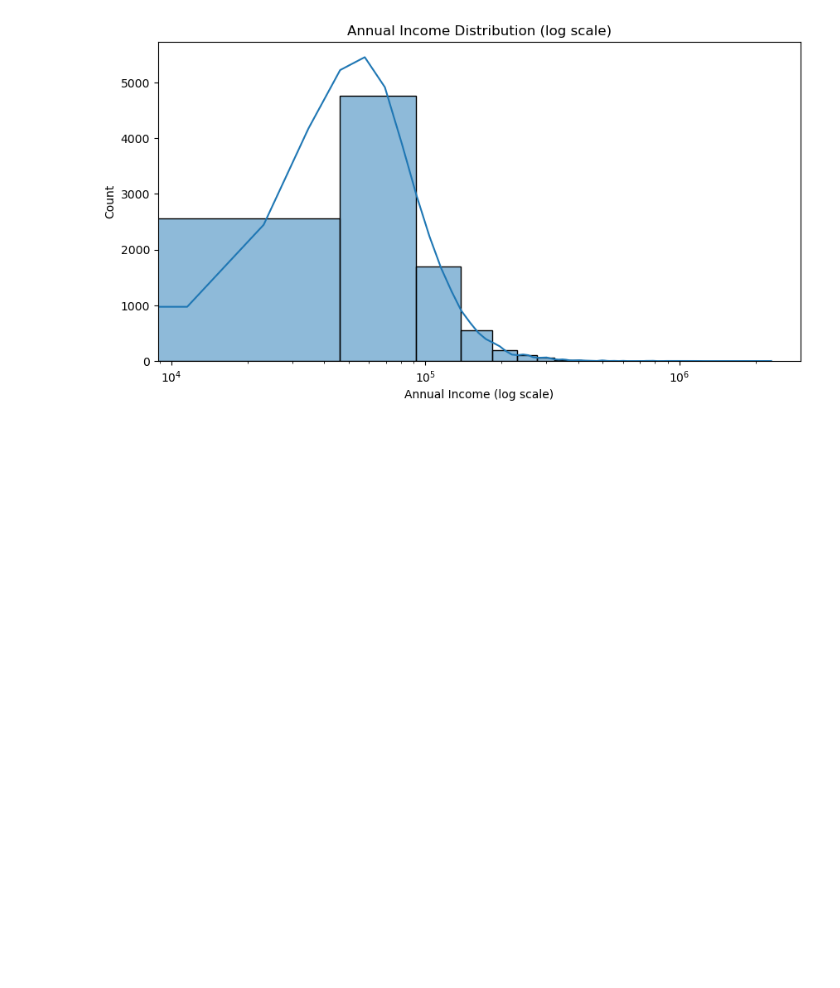
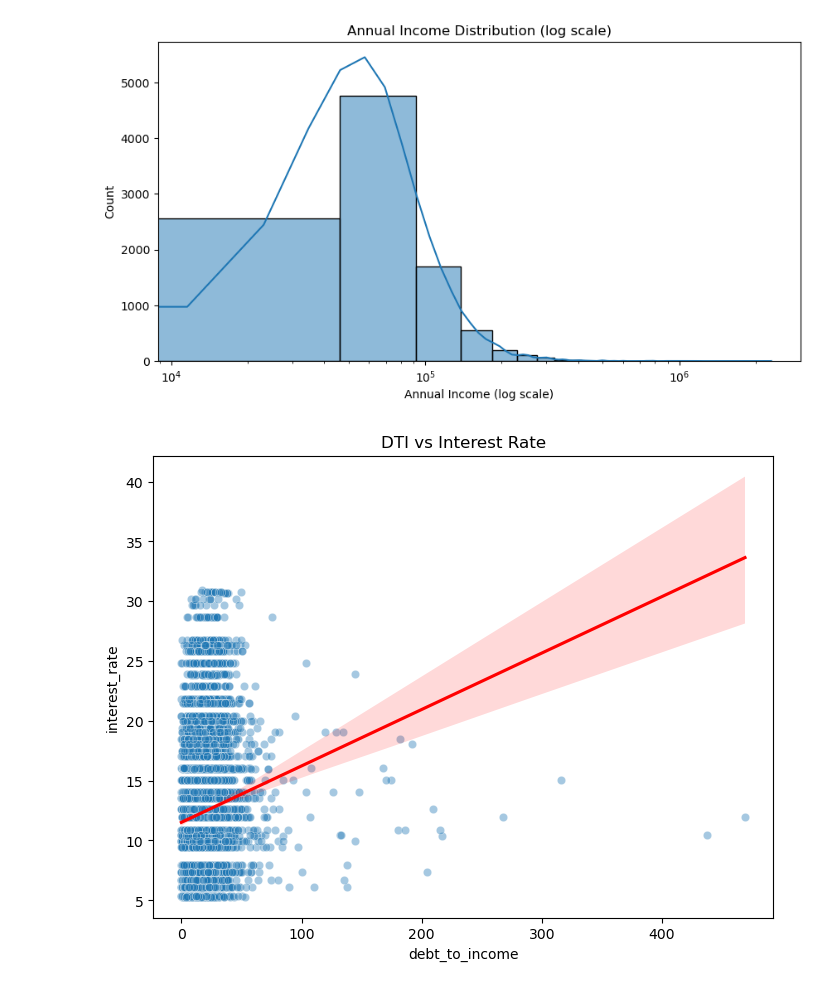
Before and after one commit to Kurodataio/Loan-Default-Prediction, a Jupyter notebook: loan-default-prediction.ipynb, the cells around one changed output. Saved outputs shown, nothing was run; the diff lists cells and outputs as text; code cells hidden in the pictures; blank space fills up the shorter version.

```diff
--- a/loan-default-prediction.ipynb
+++ b/loan-default-prediction.ipynb
@@ -366,3 +366,12 @@ plt.xlabel("Annual Income (log scale)")
 plt.show()
 # %% [output]
 [figure]
+# %%
+# Debt-to-Income vs Interest Rate — Key risk relationship
+plt.figure(figsize=(8,6))
+sns.scatterplot(data=df, x='debt_to_income', y='interest_rate', alpha=0.4)
+sns.regplot(data=df, x='debt_to_income', y='interest_rate', scatter=False, color='red')
+plt.title("DTI vs Interest Rate")
+plt.show()
+# %% [output]
+[figure, added]
```
Also changed, not shown: parts of 2 cells of this notebook.
